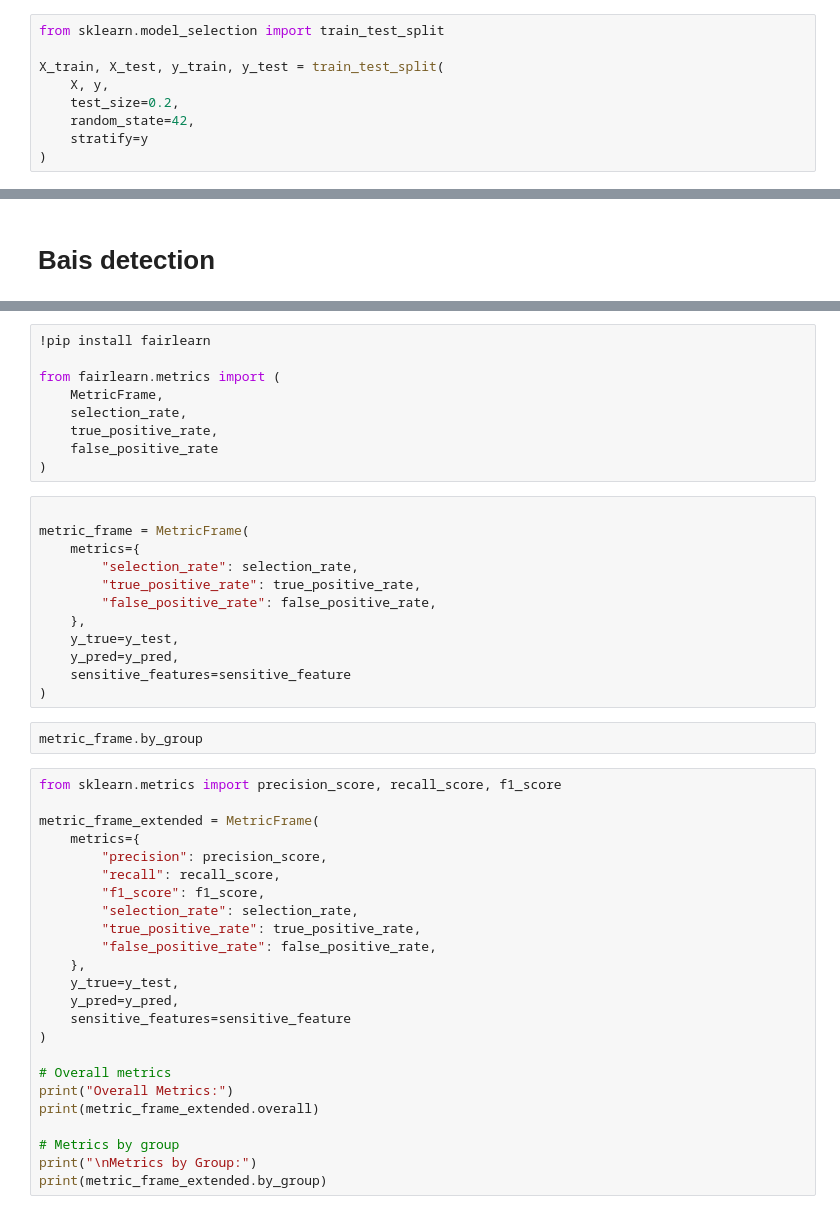
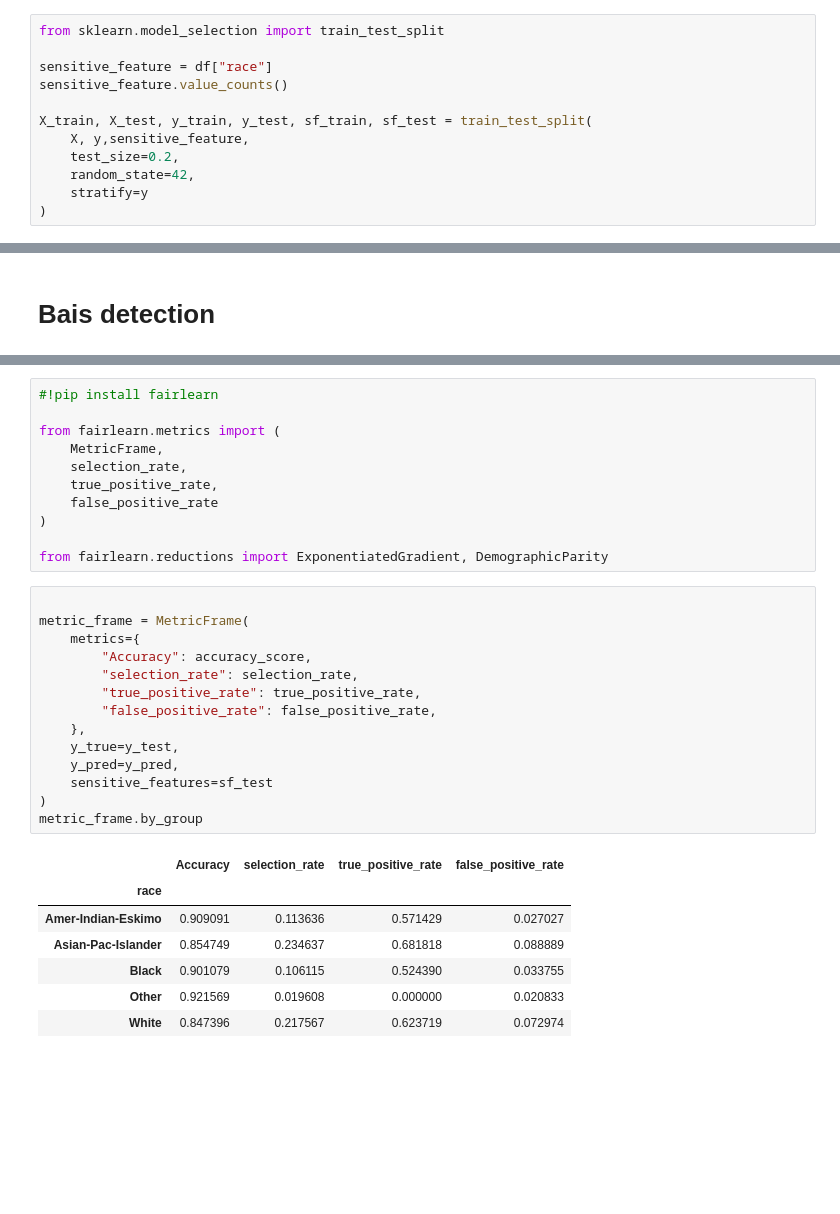
Before and after one commit to mananch1/AI-Ethics-SEM-6-Lab, a Jupyter notebook: ethics-in-ai-lab-1-income-census.ipynb, the cells around one changed output, grey strips where cells are left out. Drawn from its saved outputs; the diff is of its cells as text; blank space fills up the shorter version.

```diff
--- a/ethics-in-ai-lab-1-income-census.ipynb
+++ b/ethics-in-ai-lab-1-income-census.ipynb
@@ -41,8 +43,11 @@ y = df["income"]
 # %%
 from sklearn.model_selection import train_test_split
 
-X_train, X_test, y_train, y_test = train_test_split(
-    X, y,
+sensitive_feature = df["race"]
+sensitive_feature.value_counts()
+
+X_train, X_test, y_train, y_test, sf_train, sf_test = train_test_split(
+    X, y,sensitive_feature,
     test_size=0.2,
     random_state=42,
     stratify=y
@@ -85,5 +120,5 @@ sensitive_feature.value_counts()
 # %%
-!pip install fairlearn
+#!pip install fairlearn
 
 from fairlearn.metrics import (
     MetricFrame,
@@ -91,41 +126,27 @@ from fairlearn.metrics import (
     true_positive_rate,
     false_positive_rate
 )
+
+from fairlearn.reductions import ExponentiatedGradient, DemographicParity
 # %%
 
 metric_frame = MetricFrame(
     metrics={
+        "Accuracy": accuracy_score,
         "selection_rate": selection_rate,
         "true_positive_rate": true_positive_rate,
         "false_positive_rate": false_positive_rate,
     },
     y_true=y_test,
     y_pred=y_pred,
-    sensitive_features=sensitive_feature
+    sensitive_features=sf_test
 )
+metric_frame.by_group
+# %% [output]
+|  | Accuracy | selection_rate | true_positive_rate | false_positive_rate |
+| race |  |  |  |  |
+| Amer-Indian-Eskimo | 0.909091 | 0.113636 | 0.571429 | 0.027027 |
+| Asian-Pac-Islander | 0.854749 | 0.234637 | 0.681818 | 0.088889 |
+| Black | 0.901079 | 0.106115 | 0.524390 | 0.033755 |
+| Other | 0.921569 | 0.019608 | 0.000000 | 0.020833 |
+| White | 0.847396 | 0.217567 | 0.623719 | 0.072974 |
-# %%
-metric_frame.by_group
-# %%
-from sklearn.metrics import precision_score, recall_score, f1_score
-
-metric_frame_extended = MetricFrame(
-    metrics={
-        "precision": precision_score,
-        "recall": recall_score,
-        "f1_score": f1_score,
-        "selection_rate": selection_rate,
-        "true_positive_rate": true_positive_rate,
-        "false_positive_rate": false_positive_rate,
-    },
-    y_true=y_test,
-    y_pred=y_pred,
-    sensitive_features=sensitive_feature
-)
-
-# Overall metrics
-print("Overall Metrics:")
-print(metric_frame_extended.overall)
-
-# Metrics by group
-print("\nMetrics by Group:")
-print(metric_frame_extended.by_group)
```
Also changed, not shown: parts of 13 cells of this notebook.
